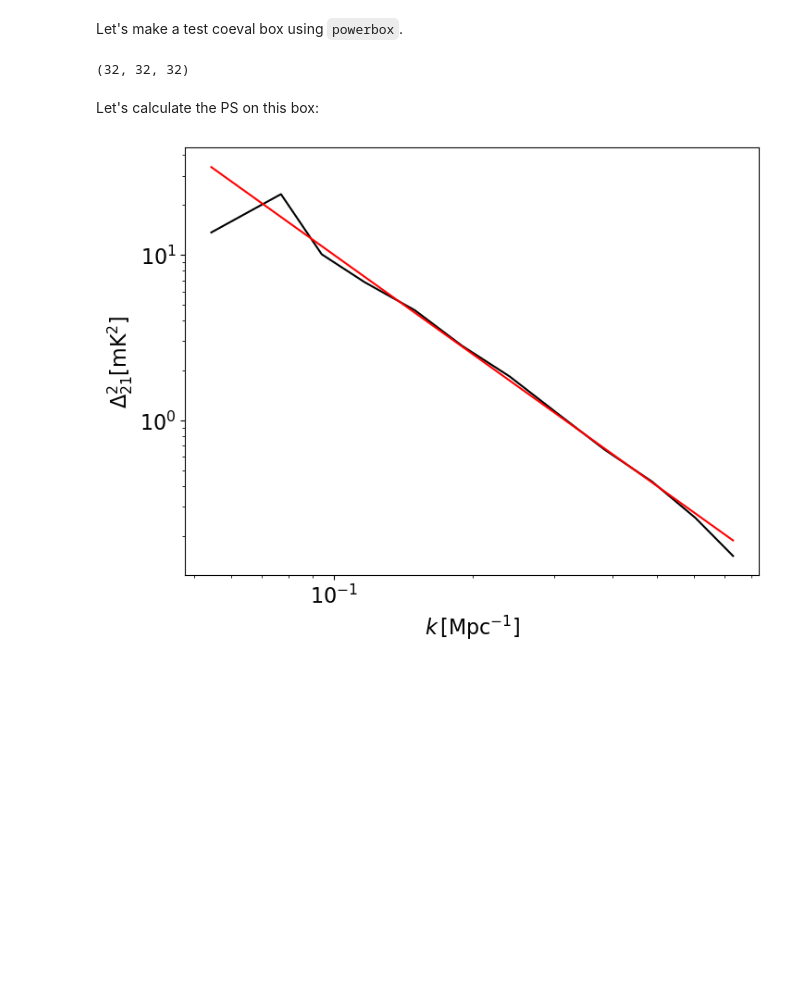
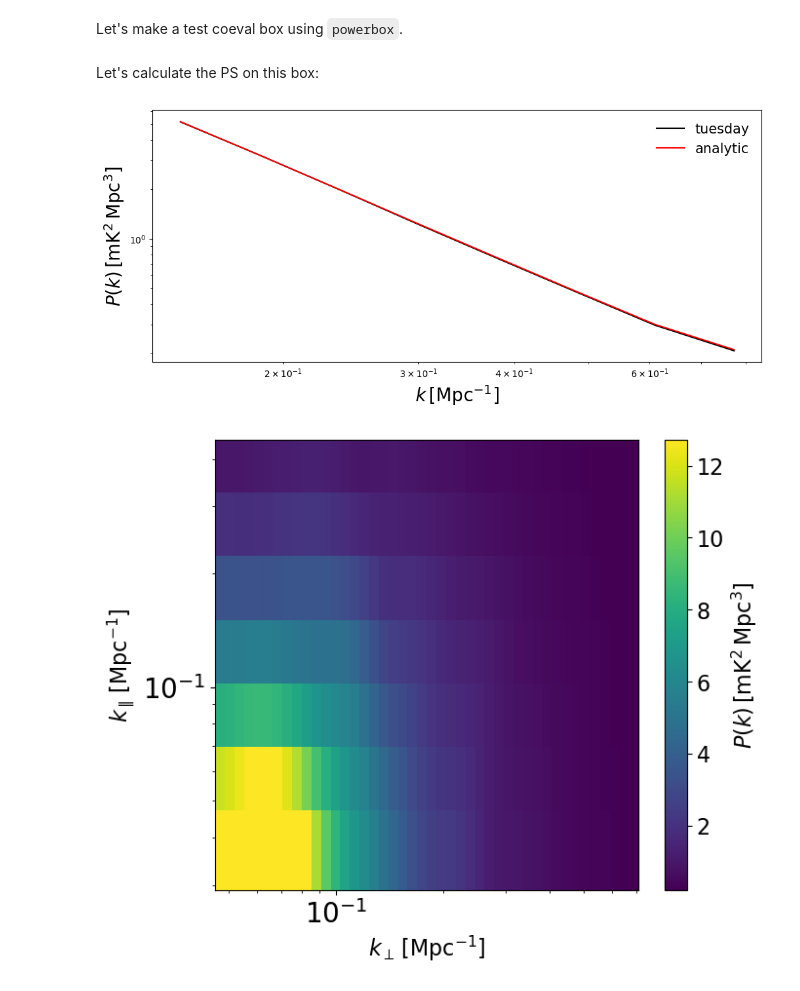
Before and after one commit to 21cmfast/tuesday, a Jupyter notebook: docs/tutorials/getting_started.ipynb, the cells around one changed output. Saved outputs shown, nothing was run; the diff lists cells and outputs as text; code cells hidden in the pictures; blank space fills up the shorter version.

Commit message:
feat: improved PS plotting routine

```diff
--- a/docs/tutorials/getting_started.ipynb
+++ b/docs/tutorials/getting_started.ipynb
@@ -24,10 +25,6 @@ delta_x = pb.PowerBox(
     seed=1010,  # Set a seed to ensure the box looks the same every time (optional)
 ).delta_x()
 delta_x_redshift = np.linspace(0, 200, delta_x.shape[-1])
-# %%
-delta_x.shape
-# %% [output]
-(32, 32, 32)
 # %% [markdown]
 Let's calculate the PS on this box:
 # %%
@@ -36,15 +33,24 @@ ps = calculate_ps(
     delta_x_redshift,
     zs=[100.0],
     box_length=200.0,
-    calc_2d=False,
+    calc_2d=True,
     calc_1d=True,
     prefactor_fnc=None,
+    interp=True,
 )
 # %%
-plot_power_spectrum(
+fig, ax = plt.subplots(1, 1, figsize=(12, 5))
+fig, ax = plot_power_spectrum(
     ps["k"] / un.Mpc,
-    np.append(ps["ps_1D"], 0.1 * ps["k"][None, ...] ** -2.0, axis=0) * un.mK**2,
-    colors=["k", "r"],
+    np.append(ps["ps_1D"], 0.1 * ps["k"][None, ...] ** -2.0, axis=0) * un.mK**2 * un.Mpc**3, fontsize=20, fig=fig,
+    colors=["k", "r"], labels=["tuesday", "analytic"], leg_kwargs={"loc": "upper right", "frameon": False, "fontsize": 15}, smooth=True,
 )
 # %% [output]
-[figure, old version]
+[figure, new version]
+# %%
+
+fig, ax = plot_power_spectrum([ps['final_kperp'] / un.Mpc , ps['final_kpar'] / un.Mpc],
+                              ps['final_ps_2D'][0] * un.mK**2 * un.Mpc**3, smooth=True,
+                              )
+# %% [output]
+[figure, added]
```
Also changed, not shown: parts of 1 cell of this notebook, 2 other files.
